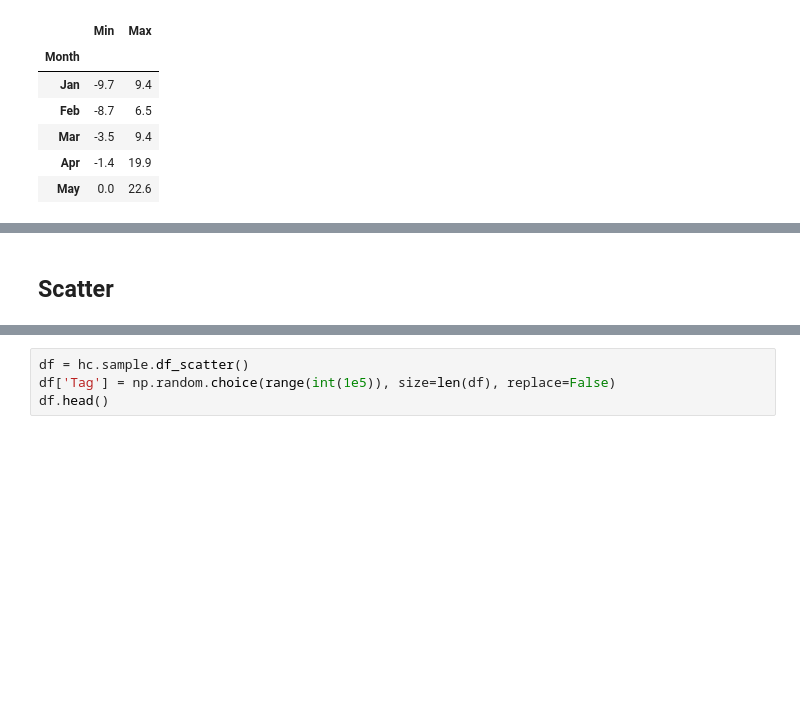
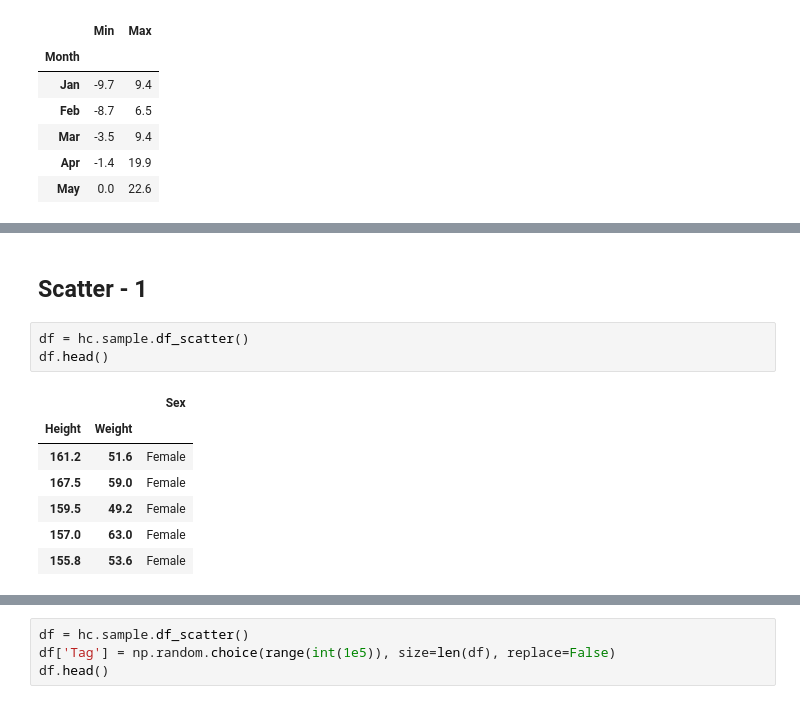
Before and after one commit to oscar6echo/ezhc, a Jupyter notebook: demo_ezhc.ipynb, the cells around one changed output, grey strips where cells are left out. Drawn from its saved outputs; the diff is of its cells as text; blank space fills up the shorter version.

```diff
--- a/demo_ezhc.ipynb
+++ b/demo_ezhc.ipynb
@@ -442,4 +442,15 @@ g.plot()
 # %% [output]
 [interactive output not drawn]
 # %% [markdown]
-## Scatter
+## Scatter - 1
+# %%
+df = hc.sample.df_scatter()
+df.head()
+# %% [output]
+|  |  | Sex |
+| Height | Weight |  |
+| 161.2 | 51.6 | Female |
+| 167.5 | 59.0 | Female |
+| 159.5 | 49.2 | Female |
+| 157.0 | 63.0 | Female |
+| 155.8 | 53.6 | Female |
```
Also changed, not shown: parts of 3 cells of this notebook.
